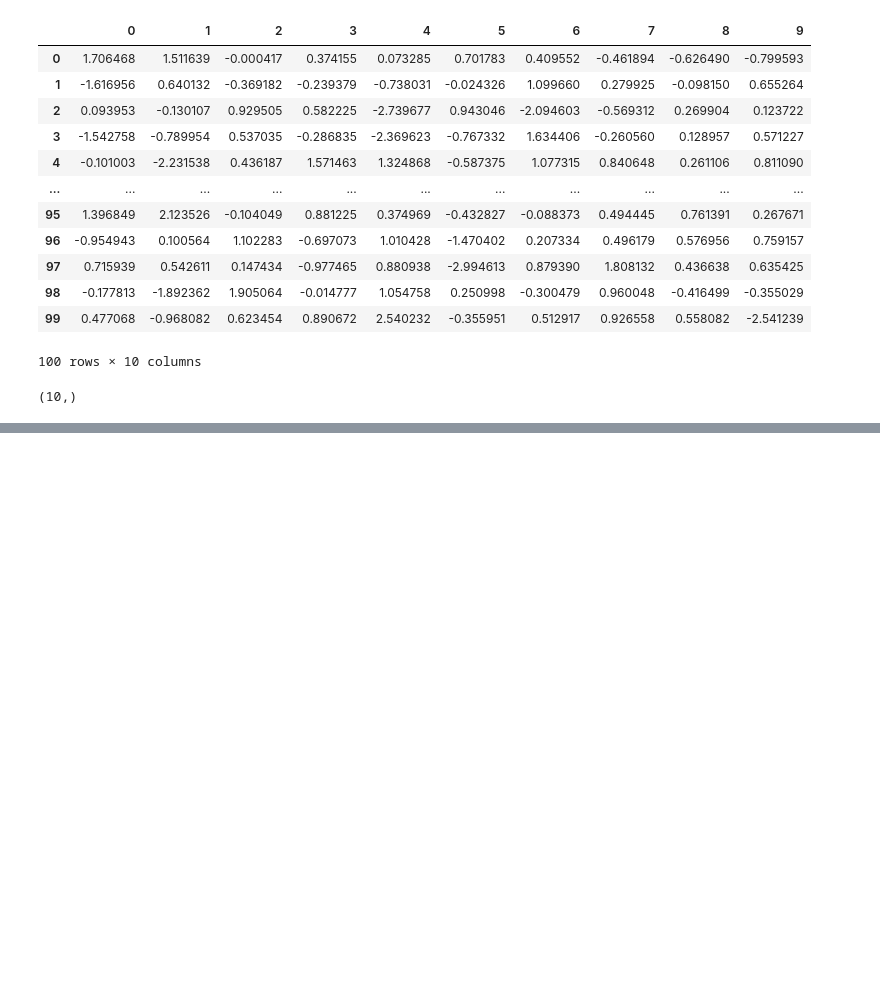
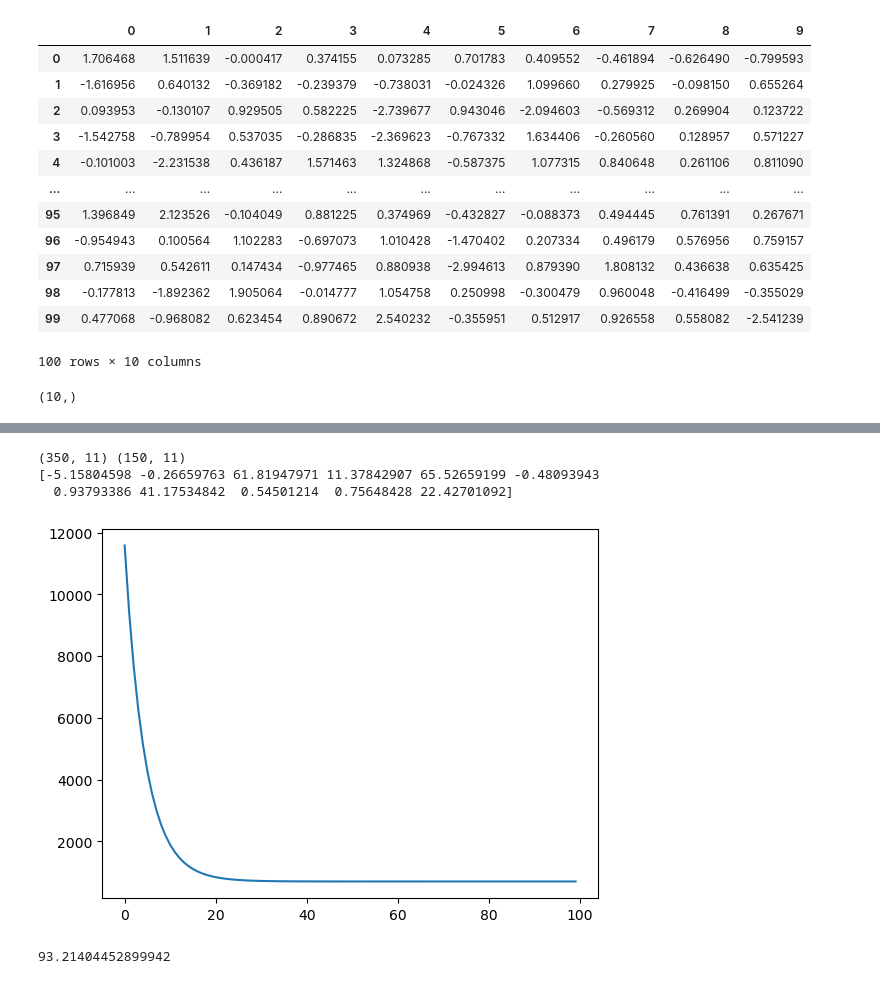
Before and after one commit to ravindrajoisa/Machine_Learning, a Jupyter notebook: Linear_Regression/Linear_Regression_with_Multiple_Features.ipynb, the cells around one changed output, grey strips where cells are left out. Cells and saved outputs as stored; diff of their text form; code cells hidden in the pictures; blank space fills up the shorter version.

Commit message:
Linear Regression with Multiple Features

```diff
--- a/Linear_Regression/Linear_Regression_with_Multiple_Features.ipynb
+++ b/Linear_Regression/Linear_Regression_with_Multiple_Features.ipynb
@@ -75,0 +120,50 @@ X
+# %%
+#step 5 - Modelling / Linear regression with multiple features
+
+def preprocess(X):
+    # add a column of 1s in X as 0th column
+    if X.shape[1] == n_features:
+        m = X.shape[0]
+        ones = np.ones((m,1))
+        X = np.hstack((ones,X))
+    return X
+# %%
+def hypothesis(X,theta):
+    return np.dot(X,theta)       #vectorised way of calculating than for loop for faster execution
+
+def loss(X,y,theta):
+    yp = hypothesis(X,theta)
+    error = np.mean((y-yp)**2)
+    return error
+
+def gradient(X,y,theta):
+    yp = hypothesis(X,theta)
+    grad = np.dot(X.T,(yp-y))
+    m = X.shape[0]
+    return grad/m
+
+def train(X,y,learning_rate=0.1,max_iters=100):
+    n = X.shape[1]
+    theta = np.random.randn(n)
+    error_list = []
+
+    for i in range(max_iters):
+        e = loss(X,y,theta)
+        error_list.append(e)
+        grad = gradient(X,y,theta)
+        theta = theta - learning_rate*grad
+
+    plt.plot(error_list)
+    return theta
+# %%
+XT = preprocess(XT)
+Xt = preprocess(Xt)
+print(XT.shape,Xt.shape)
+
+theta = train(XT,yT)
+print(theta)
+# %% [output]
+(350, 11) (150, 11)
+[-5.15804598 -0.26659763 61.81947971 11.37842907 65.52659199 -0.48093943
+  0.93793386 41.17534842  0.54501214  0.75648428 22.42701092]
+[figure, added]
@@ -75,0 +178,4 @@ X
+# %%
+r2Score(yt,yp)
+# %% [output]
+93.21404452899942
```
Also changed, not shown: parts of 24 cells of this notebook.
